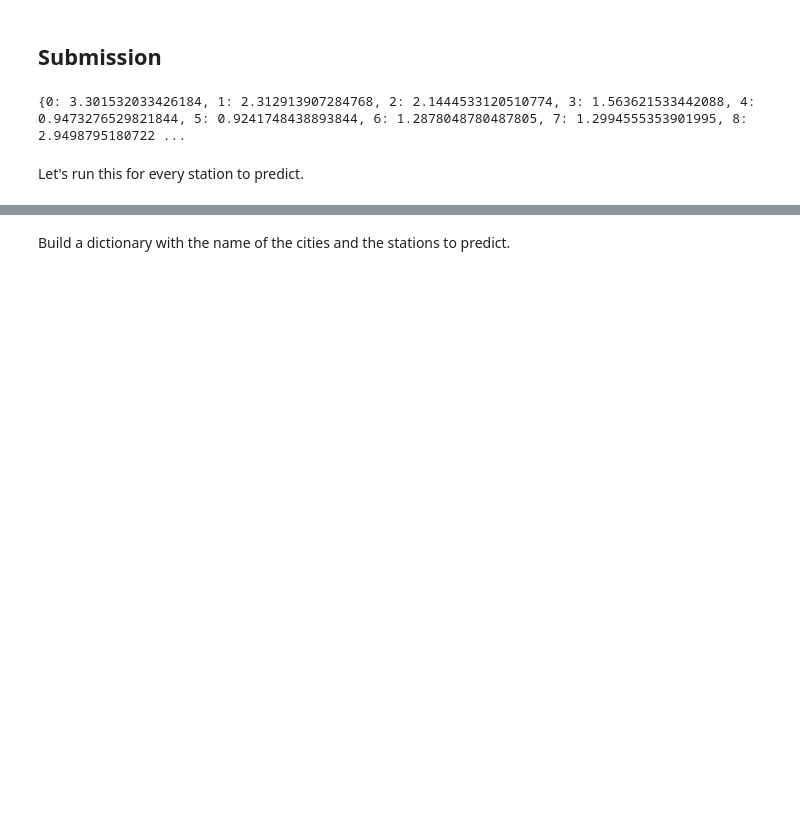
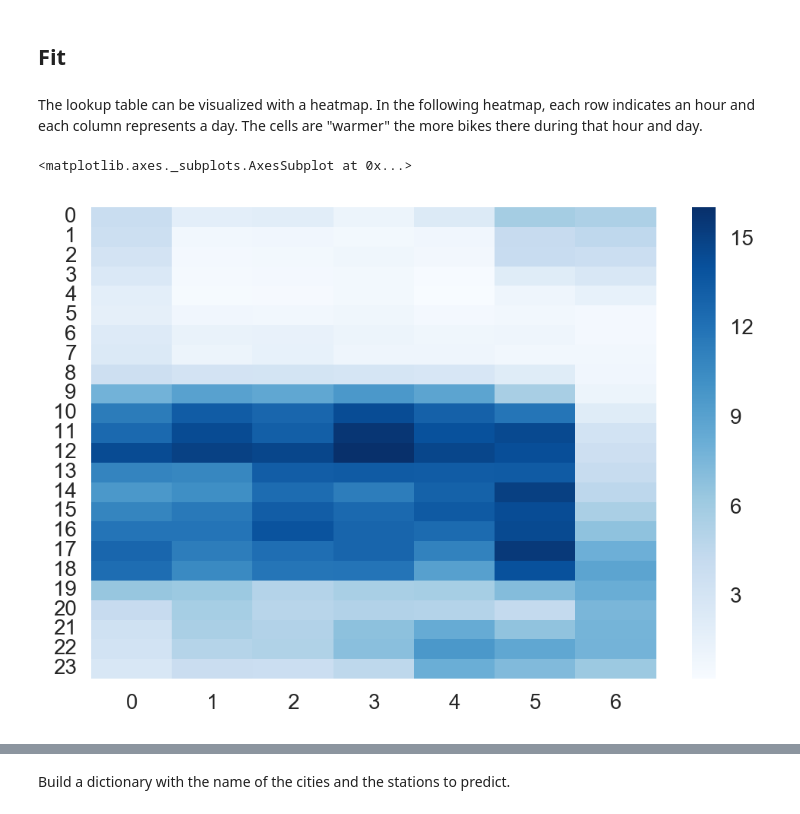
Before and after one commit to OpenBikes/Notebooks, a Jupyter notebook: challenge_2016_mean.ipynb, the cells around one changed output, grey strips where cells are left out. Drawn from its saved outputs; the diff is of its cells as text; code cells hidden in the pictures; blank space fills up the shorter version.

```diff
--- a/challenge_2016_mean.ipynb
+++ b/challenge_2016_mean.ipynb
@@ -10,20 +12,31 @@ def get_station_updates(city, station):
     df['moment'] = pd.to_datetime(df['moment'])
     return df
 # %% [markdown]
-## Submission
+## Fit
 # %%
-# Compute the mean number of bikes at a station at each hour of the day
-def mean_bikes_per_hour(city, station):
+def mean_bikes_per_day_per_hour(city, station):
     df = get_station_updates(city, station)
+    df['weekday'] = df['moment'].apply(lambda x: x.weekday())
     df['hour'] = df['moment'].apply(lambda x: x.hour)
     means = {
-        hour: rows['bikes'].mean()
-        for hour, rows in df.groupby('hour')
+        weekday: {
+            hour: group2['bikes'].mean()
+            for hour, group2 in group1.groupby('hour')
+        }
+        for weekday, group1 in df.groupby('weekday')
     }
     return means
-# %%
-print(mean_bikes_per_hour('toulouse', '00003-pomme'))
-# %% [output]
-{0: 3.301532033426184, 1: 2.312913907284768, 2: 2.1444533120510774, 3: 1.563621533442088, 4: 0.9473276529821844, 5: 0.9241748438893844, 6: 1.2878048780487805, 7: 1.2994555353901995, 8: 2.9498795180722 ...
-# %% [markdown]
-Let's run this for every station to predict.
+# %% [markdown]
+The lookup table can be visualized with a heatmap. In the following heatmap, each row indicates an hour and each column represents a day. The cells are "warmer" the more bikes there during that hour and day.
+# %%
+import seaborn as sns
+
+%matplotlib inline
+
+lookup_table = mean_bikes_per_day_per_hour('toulouse', '00003-pomme')
+hm = pd.DataFrame.from_dict(lookup_table, orient='index').T
+
+sns.heatmap(hm, cmap='Blues')
+# %% [output]
+<matplotlib.axes._subplots.AxesSubplot at 0x...>
+[figure, added]
```
Also changed, not shown: parts of 15 cells of this notebook, 2 other files.
